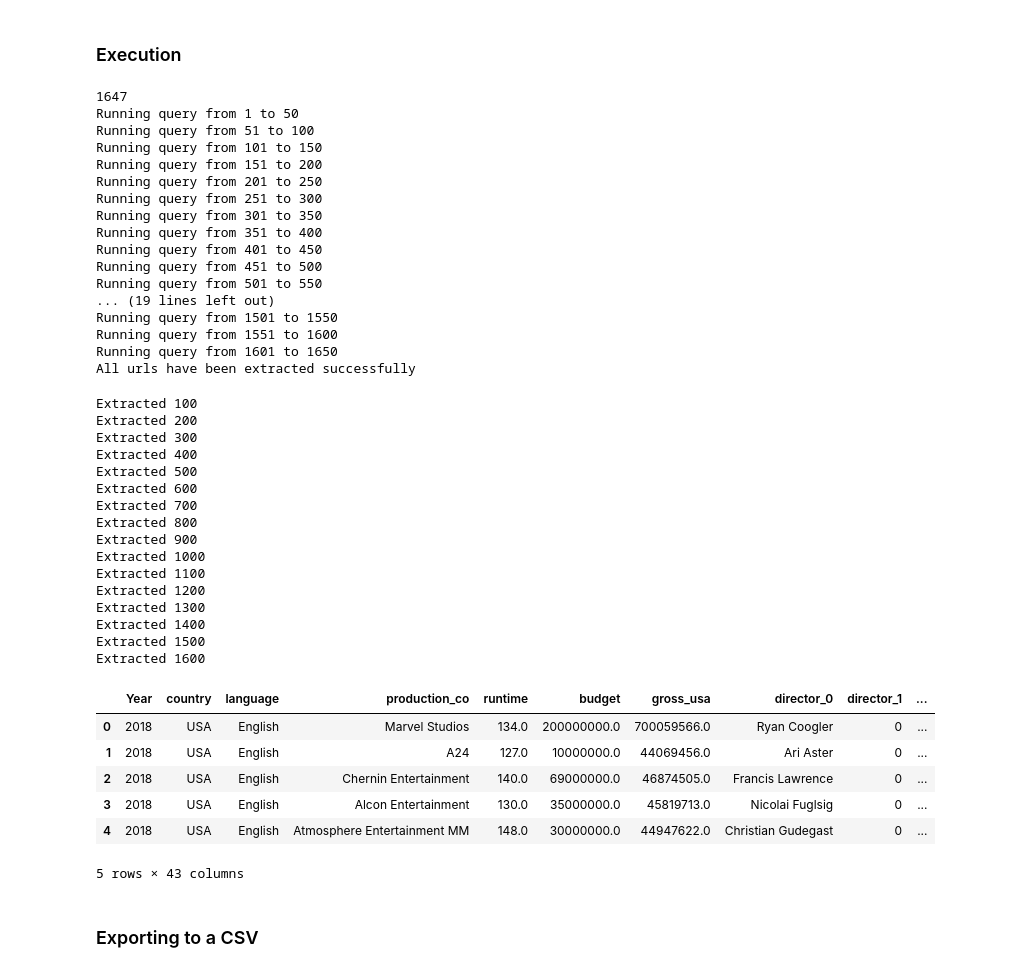
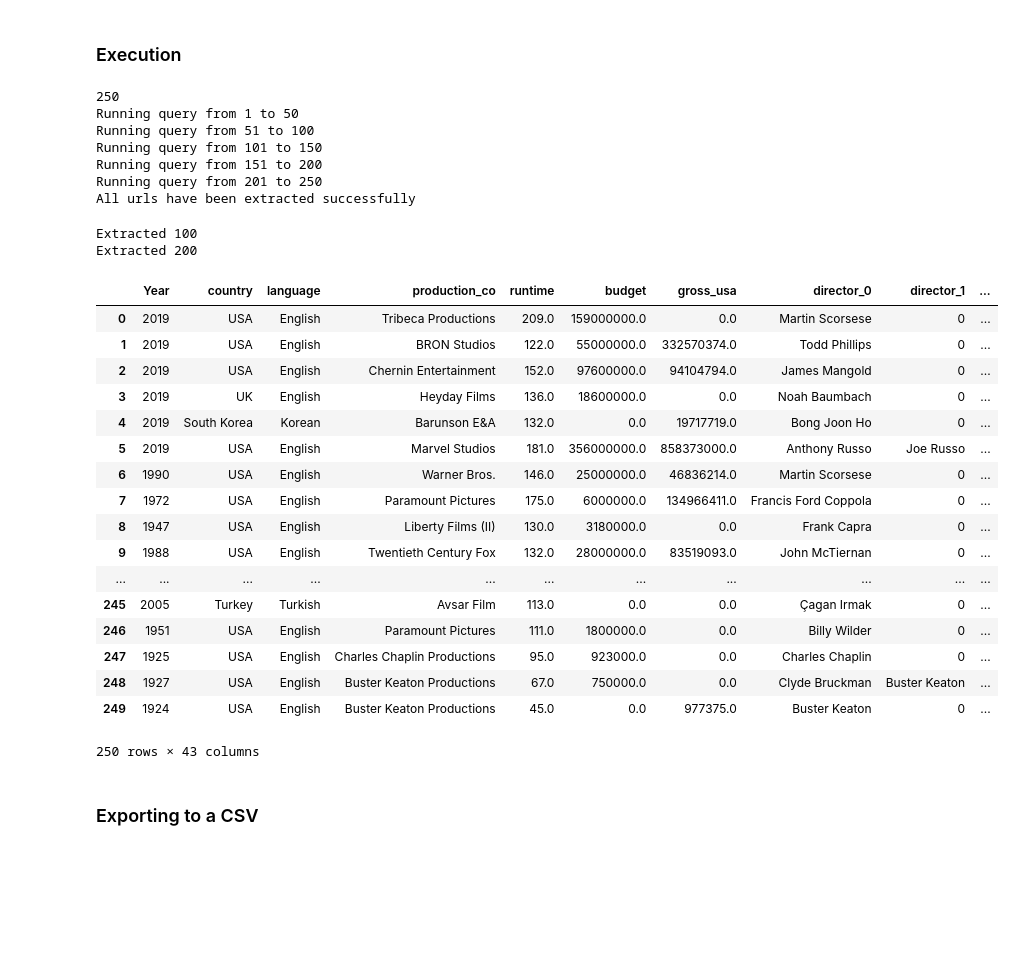
Before and after one commit to nlgriffin/IMDB_Scraper, a Jupyter notebook: web_scrapper_final.ipynb, the cells around one changed output. Drawn from its saved outputs; the diff is of its cells as text; code cells hidden in the pictures; blank space fills up the shorter version.

```diff
--- a/web_scrapper_final.ipynb
+++ b/web_scrapper_final.ipynb
@@ -326,64 +335,56 @@ def adjust_years(df):
     year_df = df['release'].str.extract(r'(\b\d{4}\b)')
     year_df.columns = ['Year']
     result = pd.concat([year_df, df.drop(['release'], axis = 1)], axis = 1)
+    result = result.fillna(0)
     result['Year'] = result.Year.astype('int')
 
     return result
 # %% [markdown]
 ### Execution
 # %%
-url = url_extractor('https://www.imdb.com/search/title/?title_type=feature&release_date=2018-01-01,2018-03-01')
+#url = url_extractor('https://www.imdb.com/search/title/?title_type=feature&release_date=2018-01-01,2018-03-01')
+#url = url_extractor('https://www.imdb.com/search/title/?title_type=feature&release_date=2018-01-01,2018-12-31&languages=en')
+url = url_extractor('https://www.imdb.com/search/title/?groups=top_250')
 # %% [output]
-1647
+250
 Running query from 1 to 50
 Running query from 51 to 100
 Running query from 101 to 150
 Running query from 151 to 200
 Running query from 201 to 250
-Running query from 251 to 300
-Running query from 301 to 350
-Running query from 351 to 400
-Running query from 401 to 450
-Running query from 451 to 500
-Running query from 501 to 550
-... (19 lines left out)
-Running query from 1501 to 1550
-Running query from 1551 to 1600
-Running query from 1601 to 1650
 All urls have been extracted successfully
 # %%
 movies = scraper(url)
 # %% [output]
 Extracted 100
 Extracted 200
-Extracted 300
-Extracted 400
-Extracted 500
-Extracted 600
-Extracted 700
-Extracted 800
-Extracted 900
-Extracted 1000
-Extracted 1100
-Extracted 1200
-Extracted 1300
-Extracted 1400
-Extracted 1500
-Extracted 1600
 # %%
 clean_movies = clean_data(movies)
+
 encoded = encode_genre(clean_movies)
+
 df_final = adjust_years(encoded)
 
-df_final.head()
+df_final
 # %% [output]
 |  | Year | country | language | production_co | runtime | budget | gross_usa | director_0 | director_1 | ... |
-| 0 | 2018 | USA | English | Marvel Studios | 134.0 | 200000000.0 | 700059566.0 | Ryan Coogler | 0 | ... |
-| 1 | 2018 | USA | English | A24 | 127.0 | 10000000.0 | 44069456.0 | Ari Aster | 0 | ... |
-| 2 | 2018 | USA | English | Chernin Entertainment | 140.0 | 69000000.0 | 46874505.0 | Francis Lawrence | 0 | ... |
-| 3 | 2018 | USA | English | Alcon Entertainment | 130.0 | 35000000.0 | 45819713.0 | Nicolai Fuglsig | 0 | ... |
-| 4 | 2018 | USA | English | Atmosphere Entertainment MM | 148.0 | 30000000.0 | 44947622.0 | Christian Gudegast | 0 | ... |
+| 0 | 2019 | USA | English | Tribeca Productions | 209.0 | 159000000.0 | 0.0 | Martin Scorsese | 0 | ... |
+| 1 | 2019 | USA | English | BRON Studios | 122.0 | 55000000.0 | 332570374.0 | Todd Phillips | 0 | ... |
+| 2 | 2019 | USA | English | Chernin Entertainment | 152.0 | 97600000.0 | 94104794.0 | James Mangold | 0 | ... |
+| 3 | 2019 | UK | English | Heyday Films | 136.0 | 18600000.0 | 0.0 | Noah Baumbach | 0 | ... |
+| 4 | 2019 | South Korea | Korean | Barunson E&A | 132.0 | 0.0 | 19717719.0 | Bong Joon Ho | 0 | ... |
+| 5 | 2019 | USA | English | Marvel Studios | 181.0 | 356000000.0 | 858373000.0 | Anthony Russo | Joe Russo | ... |
+| 6 | 1990 | USA | English | Warner Bros. | 146.0 | 25000000.0 | 46836214.0 | Martin Scorsese | 0 | ... |
+| 7 | 1972 | USA | English | Paramount Pictures | 175.0 | 6000000.0 | 134966411.0 | Francis Ford Coppola | 0 | ... |
+| 8 | 1947 | USA | English | Liberty Films (II) | 130.0 | 3180000.0 | 0.0 | Frank Capra | 0 | ... |
+| 9 | 1988 | USA | English | Twentieth Century Fox | 132.0 | 28000000.0 | 83519093.0 | John McTiernan | 0 | ... |
+| ... | ... | ... | ... | ... | ... | ... | ... | ... | ... | ... |
+| 245 | 2005 | Turkey | Turkish | Avsar Film | 113.0 | 0.0 | 0.0 | Çagan Irmak | 0 | ... |
+| 246 | 1951 | USA | English | Paramount Pictures | 111.0 | 1800000.0 | 0.0 | Billy Wilder | 0 | ... |
+| 247 | 1925 | USA | English | Charles Chaplin Productions | 95.0 | 923000.0 | 0.0 | Charles Chaplin | 0 | ... |
+| 248 | 1927 | USA | English | Buster Keaton Productions | 67.0 | 750000.0 | 0.0 | Clyde Bruckman | Buster Keaton | ... |
+| 249 | 1924 | USA | English | Buster Keaton Productions | 45.0 | 0.0 | 977375.0 | Buster Keaton | 0 | ... |
-5 rows × 43 columns
+250 rows × 43 columns
 # %% [markdown]
 ### Exporting to a CSV
 # %%
```
Also changed, not shown: parts of 7 cells of this notebook, 6 other files.
